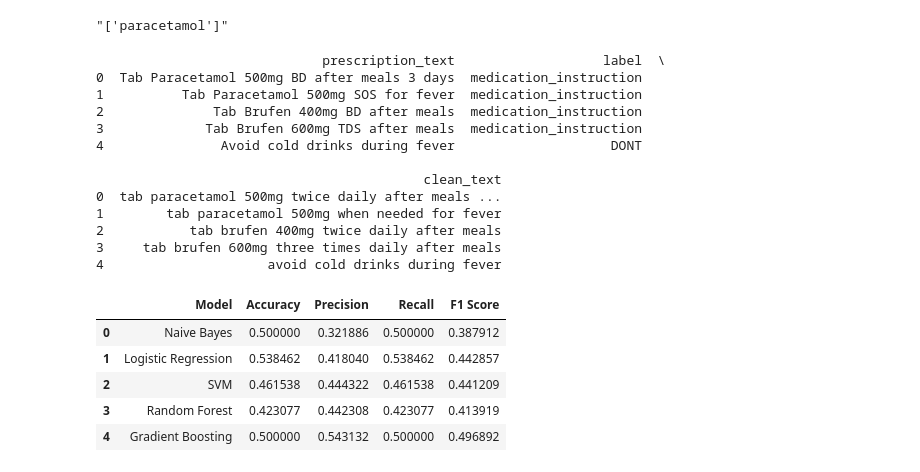
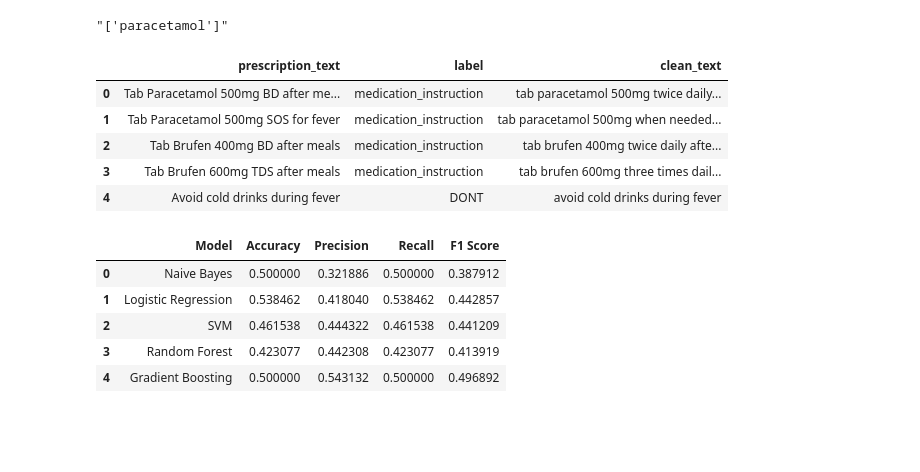
Before and after one commit to ramyadav17/DOCTOR_PRESCRIPTION_ANALYZER, a Jupyter notebook: Prescription_analyzer.ipynb, the cells around one changed output. Saved outputs shown, nothing was run; the diff lists cells and outputs as text; code cells hidden in the pictures; blank space fills up the shorter version.

```diff
--- a/Prescription_analyzer.ipynb
+++ b/Prescription_analyzer.ipynb
@@ -231,21 +231,14 @@ df['medicine_name'].iloc[0]
 "['paracetamol']"
 # %%
 df = pd.read_csv("prescription_text_cleaned.csv")
-print(df.head())
+df.head()
 # %% [output]
-                             prescription_text                   label  \
-0  Tab Paracetamol 500mg BD after meals 3 days  medication_instruction
-1          Tab Paracetamol 500mg SOS for fever  medication_instruction
-2              Tab Brufen 400mg BD after meals  medication_instruction
-3             Tab Brufen 600mg TDS after meals  medication_instruction
-4               Avoid cold drinks during fever                    DONT
-
-                                          clean_text
-0  tab paracetamol 500mg twice daily after meals ...
-1        tab paracetamol 500mg when needed for fever
-2           tab brufen 400mg twice daily after meals
-3     tab brufen 600mg three times daily after meals
-4                     avoid cold drinks during fever
+|  | prescription_text | label | clean_text |
+| 0 | Tab Paracetamol 500mg BD after me... | medication_instruction | tab paracetamol 500mg twice daily... |
+| 1 | Tab Paracetamol 500mg SOS for fever | medication_instruction | tab paracetamol 500mg when needed... |
+| 2 | Tab Brufen 400mg BD after meals | medication_instruction | tab brufen 400mg twice daily afte... |
+| 3 | Tab Brufen 600mg TDS after meals | medication_instruction | tab brufen 600mg three times dail... |
+| 4 | Avoid cold drinks during fever | DONT | avoid cold drinks during fever |
 # %%
 X = df["clean_text"]
 y = df["label"]
```
Also changed, not shown: parts of 2 cells of this notebook.
